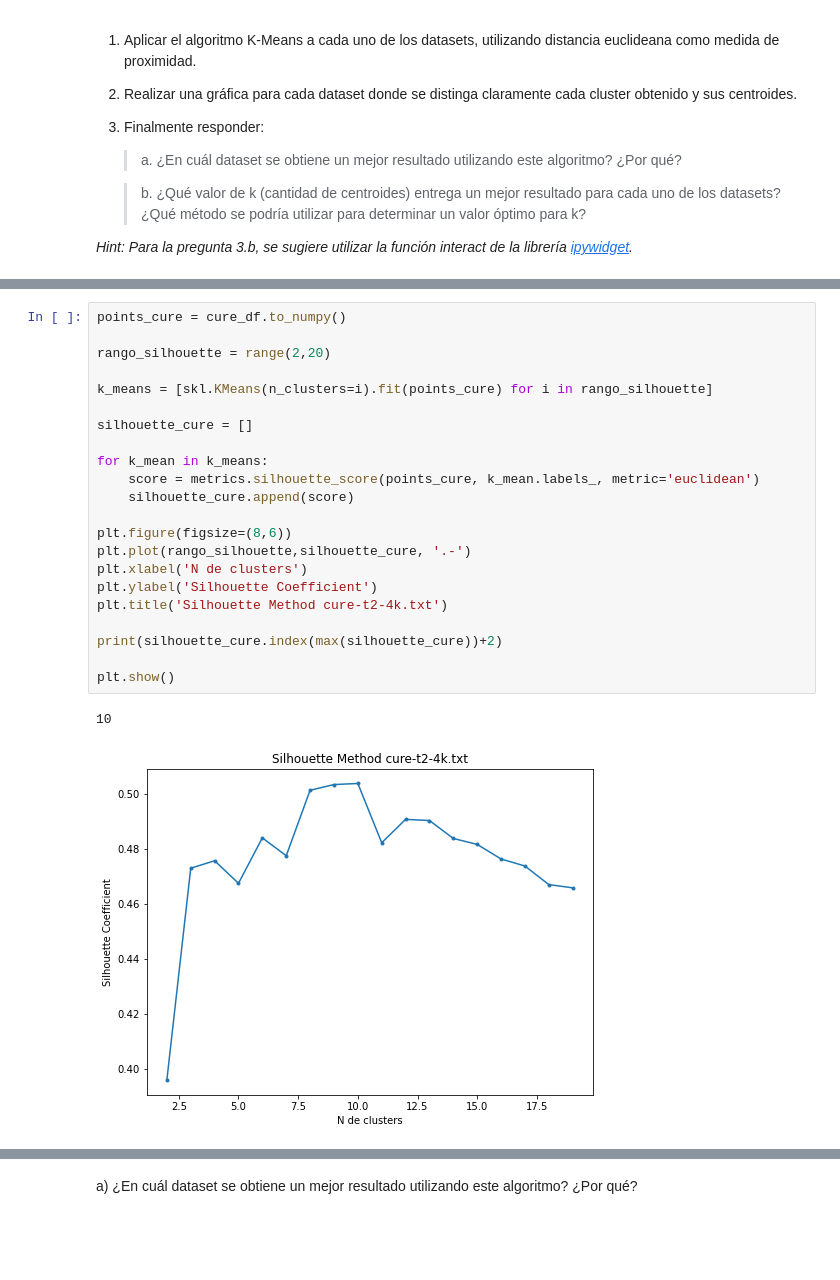
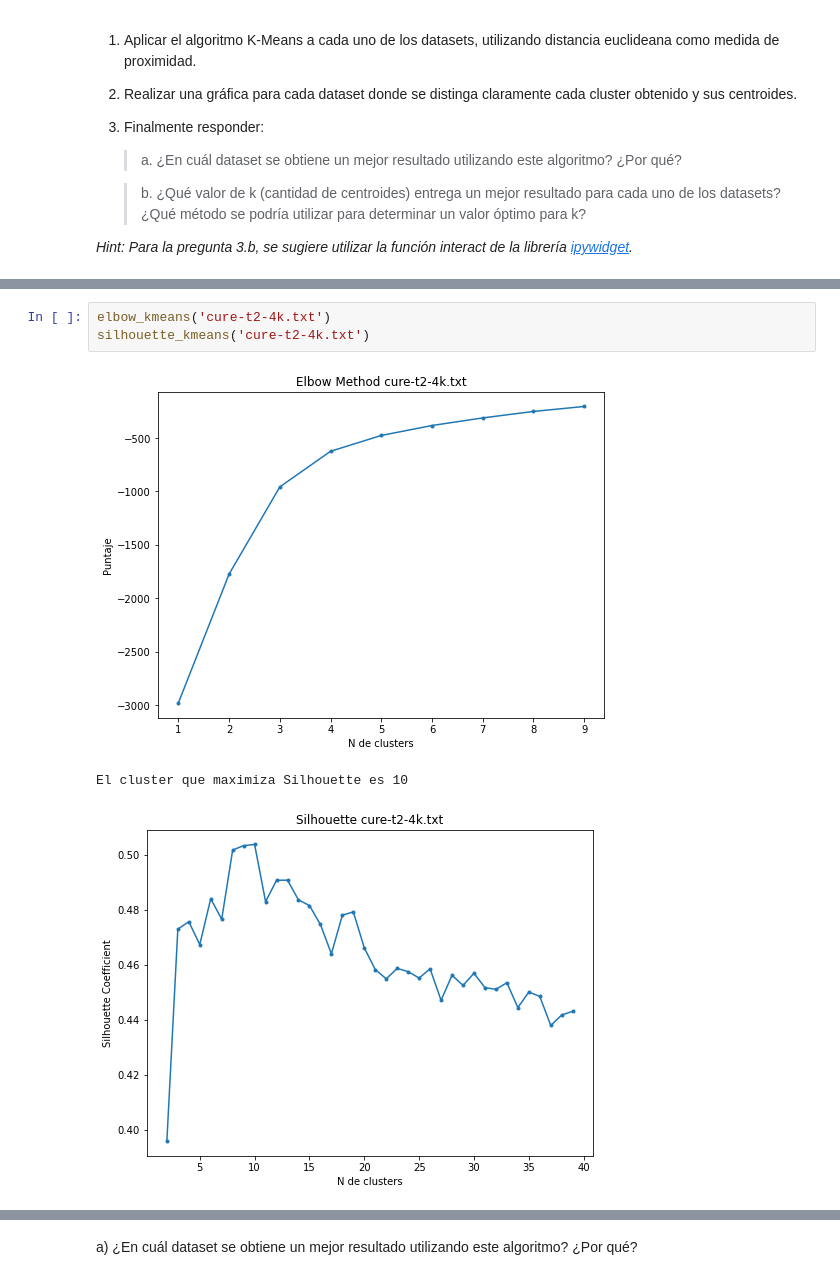
Before and after one commit to luciofondon98/Reconocimiento-de-Patrones-2021-1, a Jupyter notebook: Tarea 1/Tarea 1 - INF 479 .ipynb, the cells around one changed output, grey strips where cells are left out. Drawn from its saved outputs; the diff is of its cells as text; blank space fills up the shorter version.

```diff
--- a/Tarea 1/Tarea 1 - INF 479 .ipynb
+++ b/Tarea 1/Tarea 1 - INF 479 .ipynb
@@ -219,27 +177,9 @@ plt.show()
-# %%
-points_cure = cure_df.to_numpy()
-
-rango_silhouette = range(2,20)
-
-k_means = [skl.KMeans(n_clusters=i).fit(points_cure) for i in rango_silhouette]
-
-silhouette_cure = []
-
-for k_mean in k_means:
-    score = metrics.silhouette_score(points_cure, k_mean.labels_, metric='euclidean')
-    silhouette_cure.append(score)
-
-plt.figure(figsize=(8,6))
-plt.plot(rango_silhouette,silhouette_cure, '.-')
-plt.xlabel('N de clusters')
-plt.ylabel('Silhouette Coefficient')
-plt.title('Silhouette Method cure-t2-4k.txt')
-
-print(silhouette_cure.index(max(silhouette_cure))+2)
-
-plt.show()
-# %% [output]
-10
-[figure, removed]
+# %%
+elbow_kmeans('cure-t2-4k.txt')
+silhouette_kmeans('cure-t2-4k.txt')
+# %% [output]
+[figure, added]
+El cluster que maximiza Silhouette es 10
+[figure, added]
 # %%
 # Para dataset "cure-t2-4k.txt"
```
Also changed, not shown: parts of 20 cells of this notebook.
